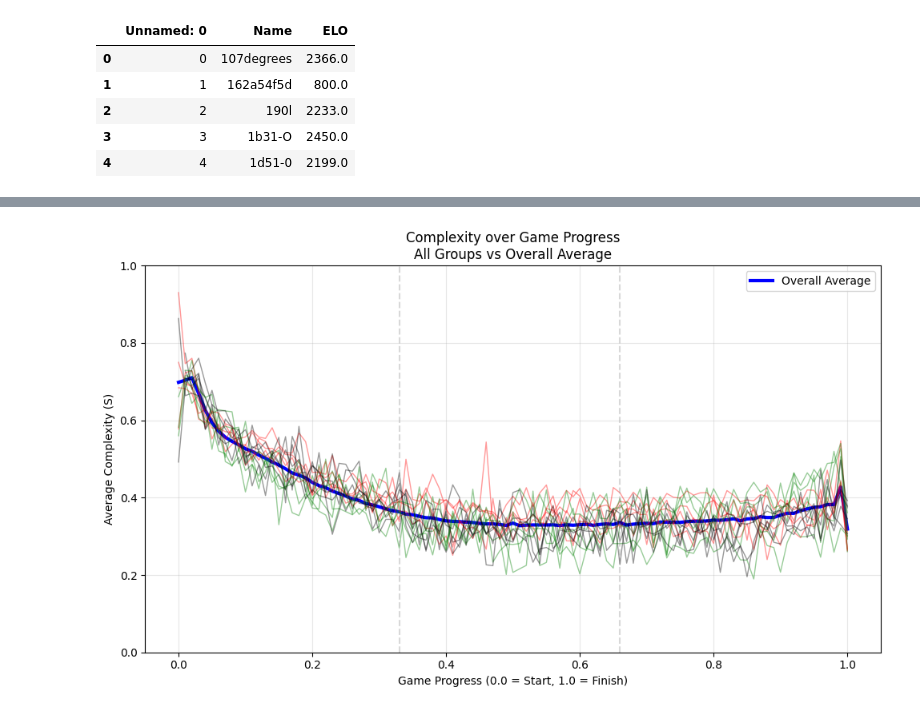
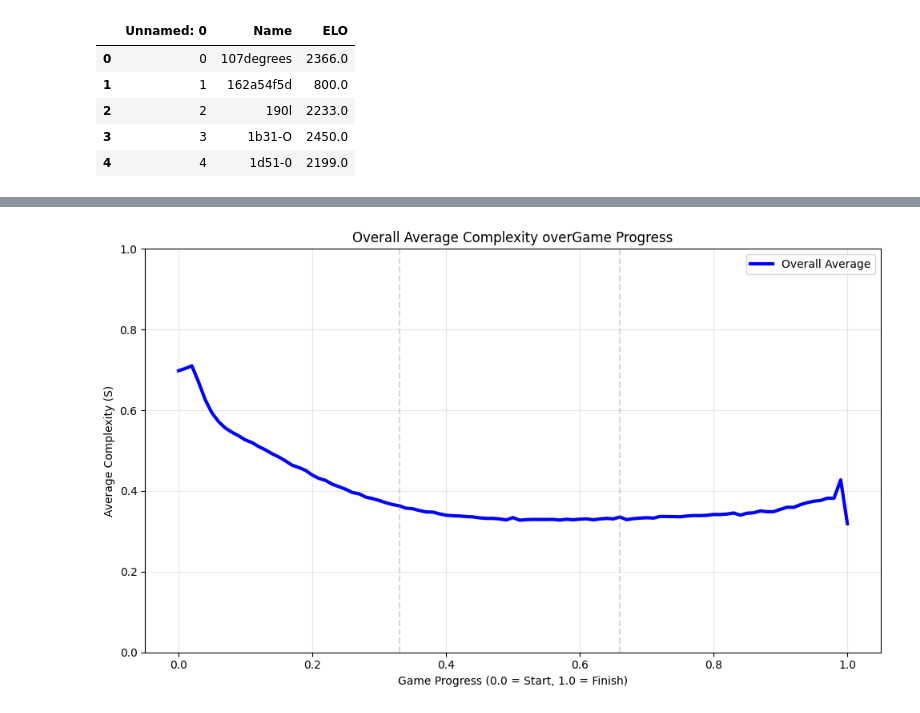
Before and after one commit to zZimablueee/Chess, a Jupyter notebook: complexity/analysis.ipynb, the cells around one changed output, grey strips where cells are left out. Cells and saved outputs as stored; diff of their text form; code cells hidden in the pictures.

```diff
--- a/complexity/analysis.ipynb
+++ b/complexity/analysis.ipynb
@@ -673,47 +672,59 @@ Low : ['Diana Mirza', 'CAMPO ELIAS GUZMAN', 'Nikolaos Skiadopoulos', 'Mike Saile
 # %%
-#不同颜色线表示
-group_map = {
-    'high': (high, 'red'),
-    'mid':  (mid, 'green'),
-    'low':  (low, 'black')
-}
+df_moves['Progress_round'] = df_moves['Progress'].round(2)
+group_avg = (
+    df_moves
+    .groupby(['ELO_Group', 'Progress_round'], as_index=False)['S']
+    .mean()
+)
 overall = (df_moves.assign(Progress_round=df_moves['Progress'].round(2)).groupby('Progress_round', as_index=False)['S'].mean())
-def plot_groups(groups_to_plot, title):
-    plt.figure(figsize=(10, 6))
-    plt.plot(
+def plot_groups_avarage():
+
+    color_map = {
+        'High':'red',
+        'Mid':'green',
+        'Low':'black'
+    }
+
+    plot_specs = [
+        (None, 'Overall Average Complexity overGame Progress'),
+        (['High', 'Mid', 'Low'],'Complexity over Game Progress\nAll ELO Groups'),
+        (['High'], 'High ELO vs Overall Average'),
+        (['Mid'], 'Mid ELO vs Overall Average'),
+        (['Low'], 'Low ELO vs Overall Average'),
+    ]
+
+    for groups,title in plot_specs:
+        plt.figure(figsize=(10,6))
+        plt.plot(
         overall['Progress_round'],
         overall['S'],
         color='blue',
         linewidth=3,
         label='Overall Average'
     )
 
-    for group_name in groups_to_plot:
-        players, color = group_map[group_name]
-        for player in players:
-            if player not in df_moves['Player'].values:
-                continue
-            player_df = df_moves[df_moves['Player'] == player].copy()
-            player_df['Progress_round'] = player_df['Progress'].round(2)
+        if groups is not None:
+            for group in groups:
+                g = group_avg[group_avg['ELO_Group'] == group]
+                plt.plot(
+                    g['Progress_round'],
+                    g['S'],
+                    color=color_map[group],
+                    linewidth=2,
+                    label=f'{group} ELO Average'
+                )
 
-            agg = (player_df.groupby('Progress_round', as_index=False)['S'].mean())
+        plt.ylim(0, 1.0)
+        plt.xlabel("Game Progress (0.0 = Start, 1.0 = Finish)")
+        plt.ylabel("Average Complexity (S)")
+        plt.title(title)
+        plt.axvline(0.33, color='gray', linestyle='--', alpha=0.3)
+        plt.axvline(0.66, color='gray', linestyle='--', alpha=0.3)
+        plt.grid(True, alpha=0.3)
+        plt.legend()
+        plt.tight_layout()
+        plt.show()
 
-            plt.plot(agg['Progress_round'],agg['S'],color=color,alpha=0.4,linewidth=1)
-
-    plt.ylim(0, 1.0)
-    plt.xlabel("Game Progress (0.0 = Start, 1.0 = Finish)")
-    plt.ylabel("Average Complexity (S)")
-    plt.title(title)
-    plt.axvline(0.33, color='gray', linestyle='--', alpha=0.3)
-    plt.axvline(0.66, color='gray', linestyle='--', alpha=0.3)
-    plt.grid(True, alpha=0.3)
-    plt.legend()
-    plt.tight_layout()
-    plt.show()
-
-plot_groups(groups_to_plot=['high', 'mid', 'low'],title="Complexity over Game Progress\nAll Groups vs Overall Average")
-plot_groups(groups_to_plot=['high'],title="Complexity over Game Progress\nHigh ELO vs Overall Average")
-plot_groups(groups_to_plot=['mid'],title="Complexity over Game Progress\nMid ELO vs Overall Average")
-plot_groups(groups_to_plot=['low'],title="Complexity over Game Progress\nLow ELO vs Overall Average")
+plot_groups_avarage()
 # %% [output]
-[figure, old version]
+[figure, new version]
```
Also changed, not shown: parts of 2 cells of this notebook, 3 other files.
